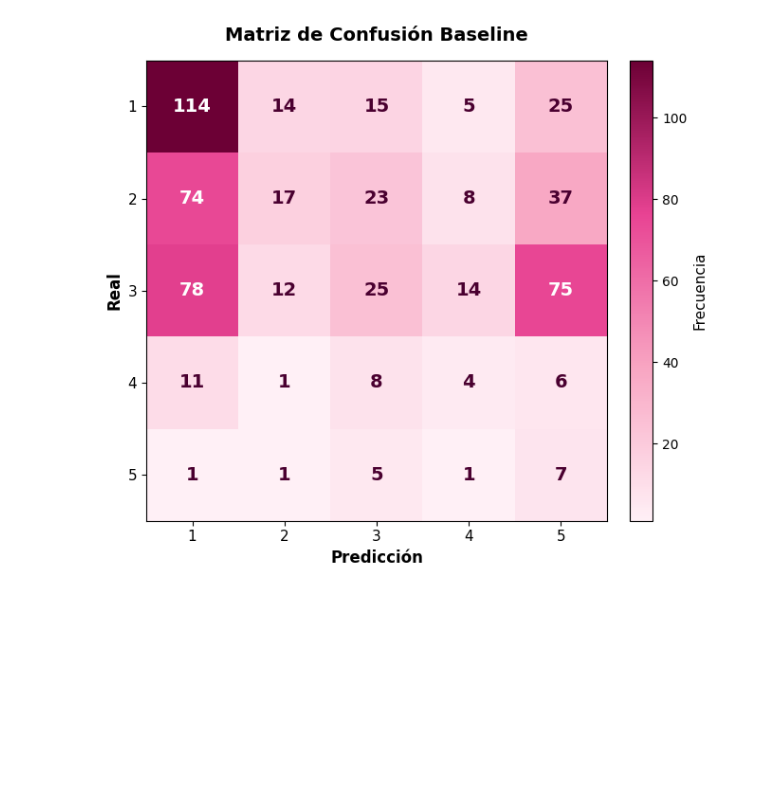
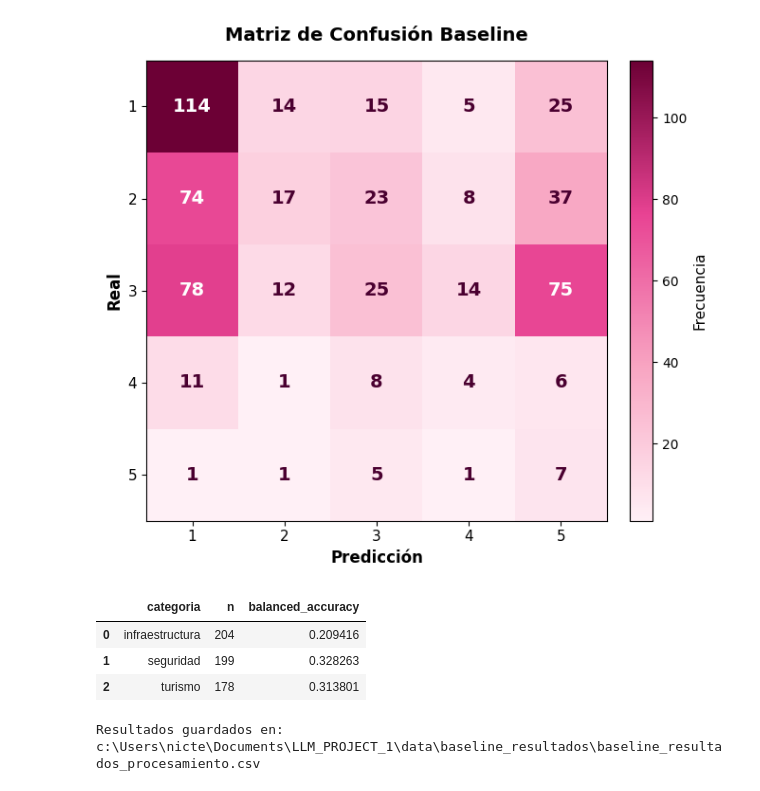
Before and after one commit to NicteSalas/LLM_PROJECT_1, a Jupyter notebook: notebooks_proyecto/Baseline.ipynb, the cells around one changed output. Drawn from its saved outputs; the diff is of its cells as text; code cells hidden in the pictures; blank space fills up the shorter version.

```diff
--- a/notebooks_proyecto/Baseline.ipynb
+++ b/notebooks_proyecto/Baseline.ipynb
@@ -204,3 +326,37 @@ parcialmente positiva       0.12      0.13      0.13        30
 
 Balanced accuracy: 0.29768535923476164
 [figure]
+# %%
+#Evaluación por categoría
+if "categoria" in muestra.columns:
+    resumen_categoria = []
+
+    for categoria, grupo in muestra.groupby("categoria"):
+        acc = balanced_accuracy_score(
+            grupo["puntuacion_real"],
+            grupo["puntuacion_estimada"]
+        )
+        resumen_categoria.append({
+            "categoria": categoria,
+            "n": len(grupo),
+            "balanced_accuracy": acc
+        })
+
+    resumen_categoria = pd.DataFrame(resumen_categoria).sort_values("categoria")
+    display(resumen_categoria)
+else:
+    print("No existe columna 'categoria'; se omite esta sección.")
+# %% [output]
+|  | categoria | n | balanced_accuracy |
+| 0 | infraestructura | 204 | 0.209416 |
+| 1 | seguridad | 199 | 0.328263 |
+| 2 | turismo | 178 | 0.313801 |
+# %%
+#Guardado de resultados
+SALIDA_PATH = PROJECT_ROOT / "data" / "baseline_resultados" / "baseline_resultados_procesamiento.csv"
+
+resultados.to_csv(SALIDA_PATH, index=False, encoding="utf-8-sig")
+
+print("Resultados guardados en:", SALIDA_PATH)
+# %% [output]
+Resultados guardados en: c:\Users\nicte\Documents\LLM_PROJECT_1\data\baseline_resultados\baseline_resultados_procesamiento.csv
```
Also changed, not shown: parts of 8 cells of this notebook, 2 other files.
